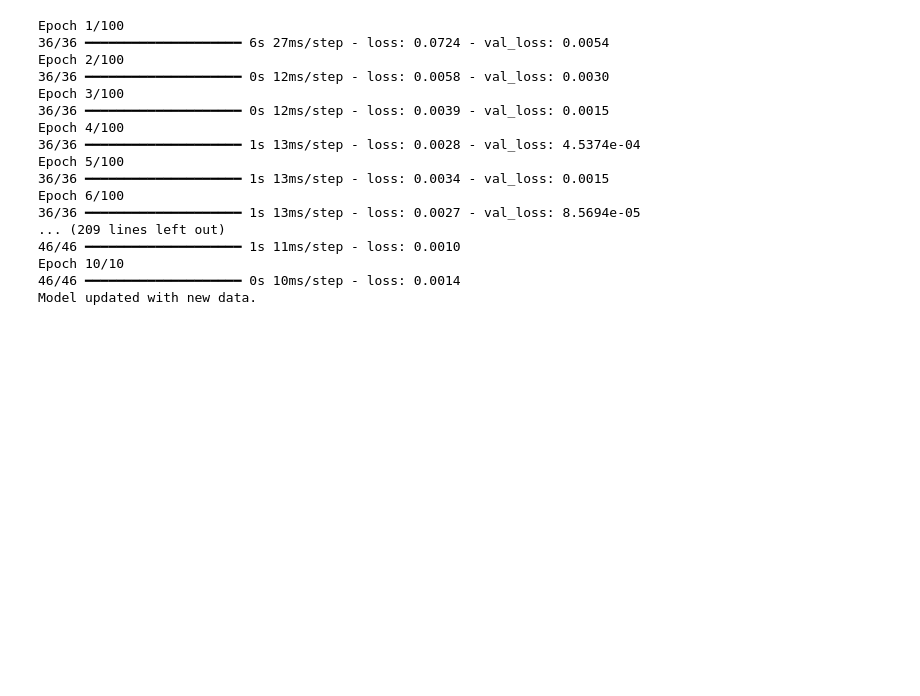
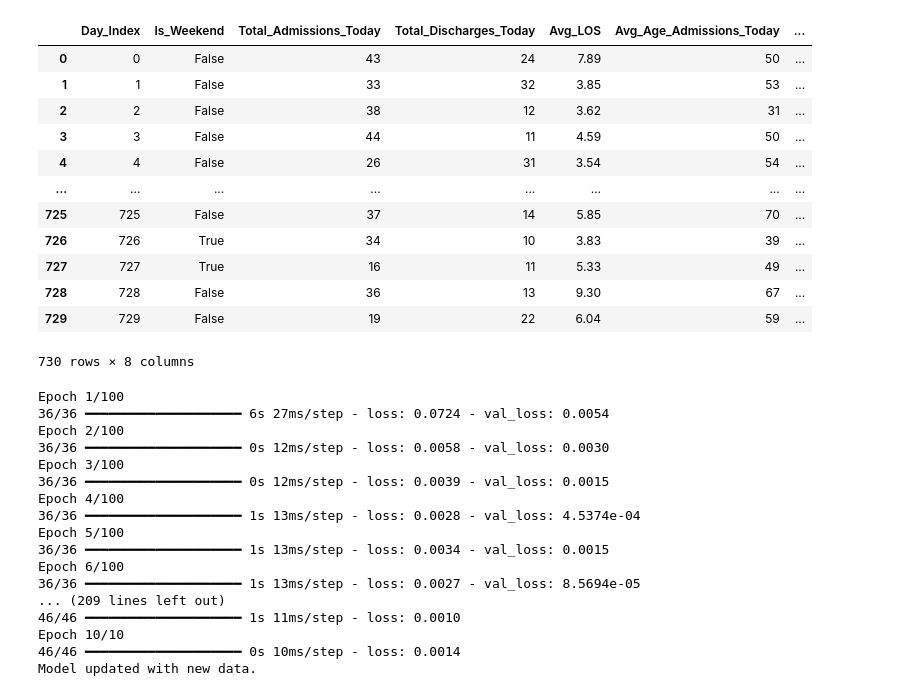
Before and after one commit to HARSHDIPSAHA/APT-project, a Jupyter notebook: predbed/online_learning.ipynb, the cells around one changed output. Drawn from its saved outputs; the diff is of its cells as text; code cells hidden in the pictures; blank space fills up the shorter version.

```diff
--- a/predbed/online_learning.ipynb
+++ b/predbed/online_learning.ipynb
@@ -1,3 +1,19 @@
+# %%
+df
+# %% [output]
+|  | Day_Index | Is_Weekend | Total_Admissions_Today | Total_Discharges_Today | Avg_LOS | Avg_Age_Admissions_Today | ... |
+| 0 | 0 | False | 43 | 24 | 7.89 | 50 | ... |
+| 1 | 1 | False | 33 | 32 | 3.85 | 53 | ... |
+| 2 | 2 | False | 38 | 12 | 3.62 | 31 | ... |
+| 3 | 3 | False | 44 | 11 | 4.59 | 50 | ... |
+| 4 | 4 | False | 26 | 31 | 3.54 | 54 | ... |
+| ... | ... | ... | ... | ... | ... | ... | ... |
+| 725 | 725 | False | 37 | 14 | 5.85 | 70 | ... |
+| 726 | 726 | True | 34 | 10 | 3.83 | 39 | ... |
+| 727 | 727 | True | 16 | 11 | 5.33 | 49 | ... |
+| 728 | 728 | False | 36 | 13 | 9.30 | 67 | ... |
+| 729 | 729 | False | 19 | 22 | 6.04 | 59 | ... |
+730 rows × 8 columns
 # %%
 import pandas as pd
 import numpy as np
```
Also changed, not shown: parts of 2 cells of this notebook, 1 other file.
